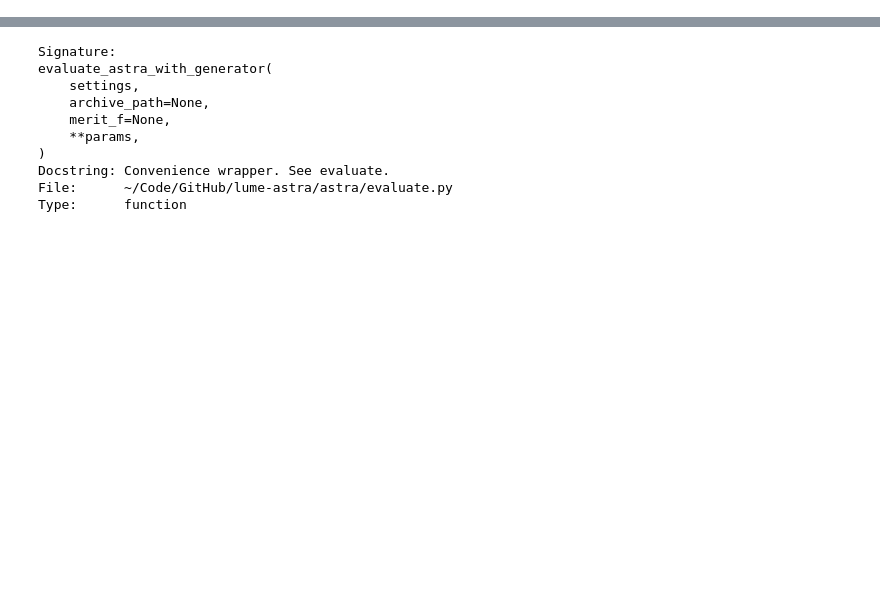
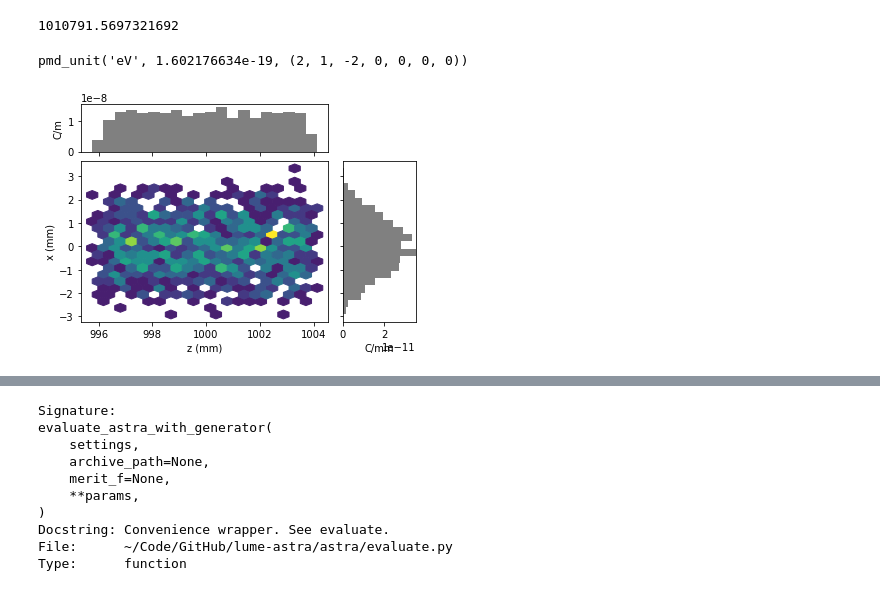
Before and after one commit to ChristopherMayes/lume-astra, a Jupyter notebook: examples/simple_astra_run.ipynb, the cells around one changed output, grey strips where cells are left out. Saved outputs shown, nothing was run; the diff lists cells and outputs as text; code cells hidden in the pictures; blank space fills up the shorter version.

```diff
--- a/examples/simple_astra_run.ipynb
+++ b/examples/simple_astra_run.ipynb
@@ -141,0 +15,15 @@ outputs
+# %%
+# Make an Astra object
+A = Astra(input_file=MY_TEMPLATE)
+# %%
+# Change some inputs
+A.input['newrun']['zemit']  = 1000
+A.input['newrun']['zphase'] = 20
+A.input['newrun']['phases'] = True
+A.input['newrun']['zstop']  = 1
+
+# Special flag
+A.verbose = True
+# %%
+# Run
+A.run()
@@ -141,0 +119,19 @@ outputs
+# %%
+# Get the last item, and request some statistic
+P = A.output['particles'][-1]
+P['mean_energy']
+# %% [output]
+1010791.5697321692
+# %%
+# Show the units
+P.units('mean_energy')
+# %% [output]
+pmd_unit('eV', 1.602176634e-19, (2, 1, -2, 0, 0, 0, 0))
+# %%
+# This provides easy ploting
+
+from pmd_beamphysics.plot import marginal_plot
+
+marginal_plot(P, 'z', 'x', bins=20)
+# %% [output]
+[figure, added]
```
Also changed, not shown: parts of 67 cells of this notebook, 11 other files.
